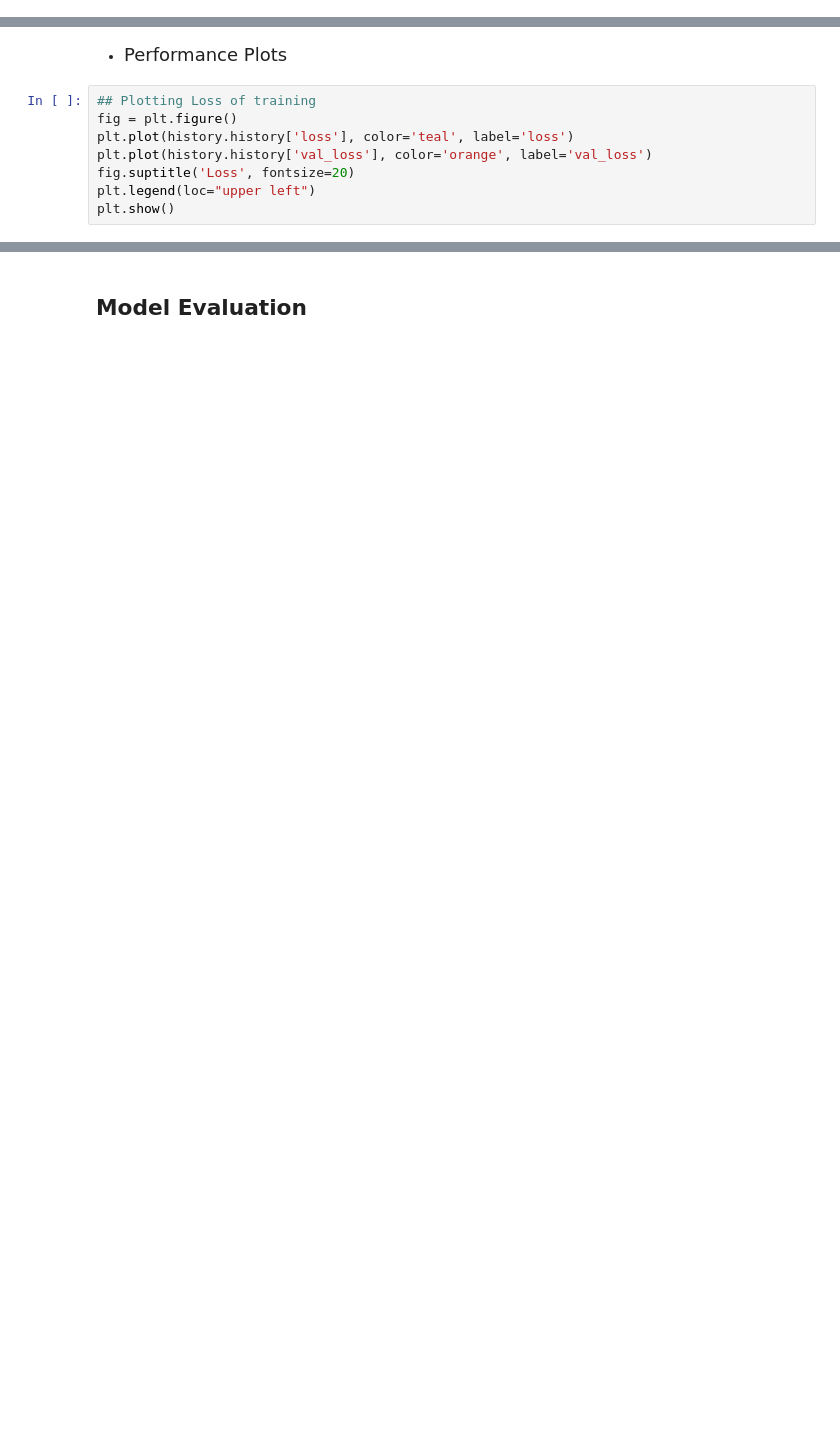
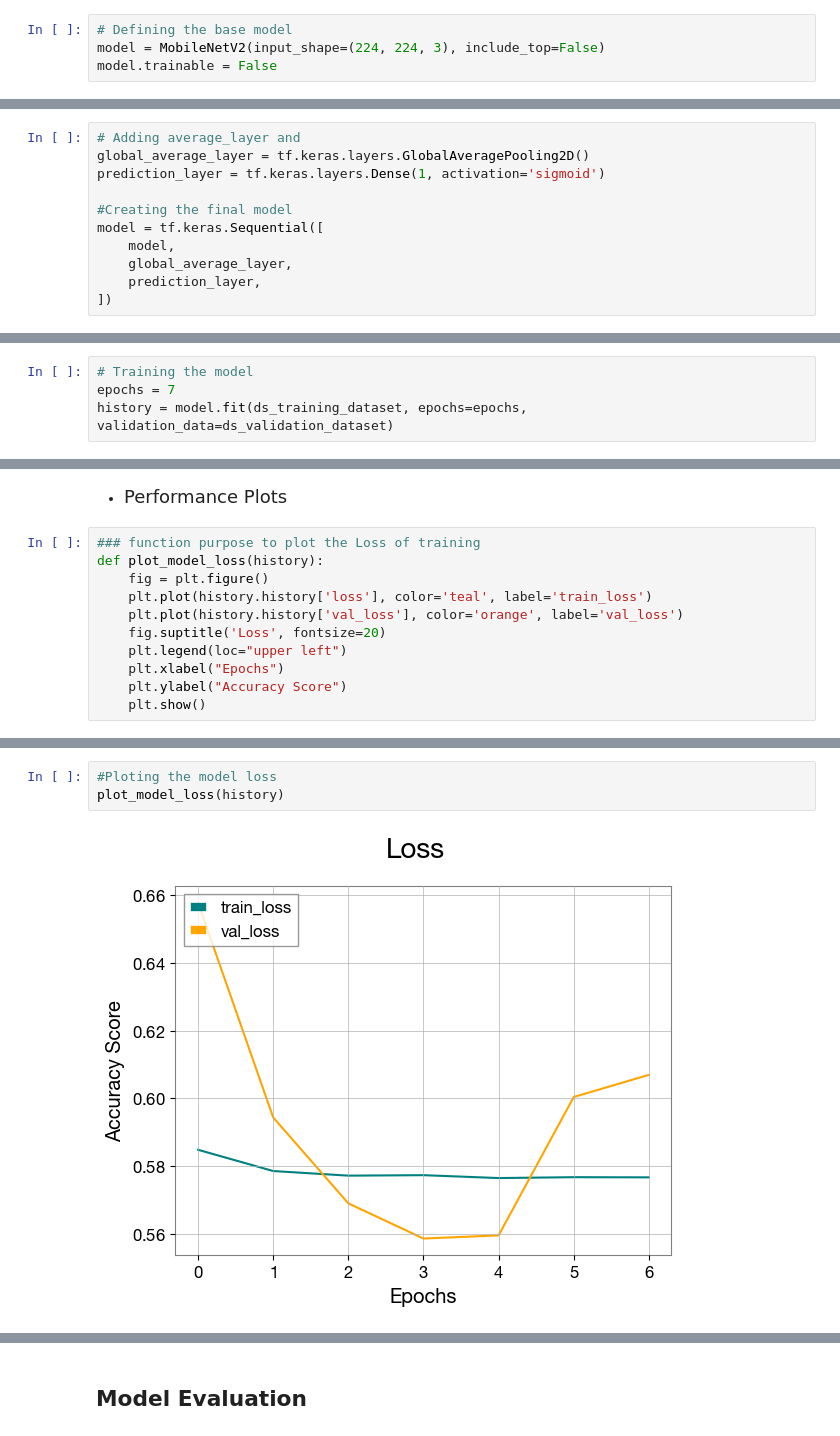
Before and after one commit to RobinRosculete/Gravitational-Wave-Detection, a Jupyter notebook: notebooks/gravitational-wave-detection.ipynb, the cells around one changed output, grey strips where cells are left out. Drawn from its saved outputs; the diff is of its cells as text; blank space fills up the shorter version.

Commit message:
MobilNetV2 Simple Model

```diff
--- a/notebooks/gravitational-wave-detection.ipynb
+++ b/notebooks/gravitational-wave-detection.ipynb
@@ -530,0 +499,4 @@ Epoch 20/20
+# %%
+# Defining the base model
+model = MobileNetV2(input_shape=(224, 224, 3), include_top=False)
+model.trainable = False
@@ -530,0 +523,11 @@ Epoch 20/20
+# %%
+# Adding average_layer and
+global_average_layer = tf.keras.layers.GlobalAveragePooling2D()
+prediction_layer = tf.keras.layers.Dense(1, activation='sigmoid')
+
+#Creating the final model
+model = tf.keras.Sequential([
+    model,
+    global_average_layer,
+    prediction_layer,
+])
@@ -530,0 +557,4 @@ Epoch 20/20
+# %%
+# Training the model
+epochs = 7
+history = model.fit(ds_training_dataset, epochs=epochs, validation_data=ds_validation_dataset)
@@ -542,10 +599,13 @@ print(history.history)
 # %% [markdown]
 - <font size = 4> Performance Plots
 # %%
-## Plotting Loss of training
-fig = plt.figure()
-plt.plot(history.history['loss'], color='teal', label='loss')
-plt.plot(history.history['val_loss'], color='orange', label='val_loss')
-fig.suptitle('Loss', fontsize=20)
-plt.legend(loc="upper left")
-plt.show()
+### function purpose to plot the Loss of training
+def plot_model_loss(history):
+    fig = plt.figure()
+    plt.plot(history.history['loss'], color='teal', label='train_loss')
+    plt.plot(history.history['val_loss'], color='orange', label='val_loss')
+    fig.suptitle('Loss', fontsize=20)
+    plt.legend(loc="upper left")
+    plt.xlabel("Epochs")
+    plt.ylabel("Accuracy Score")
+    plt.show()
@@ -563,0 +623,5 @@ plt.show()
+# %%
+#Ploting the model loss
+plot_model_loss(history)
+# %% [output]
+[figure, added]
```
Also changed, not shown: parts of 39 cells of this notebook, 4 other files.
